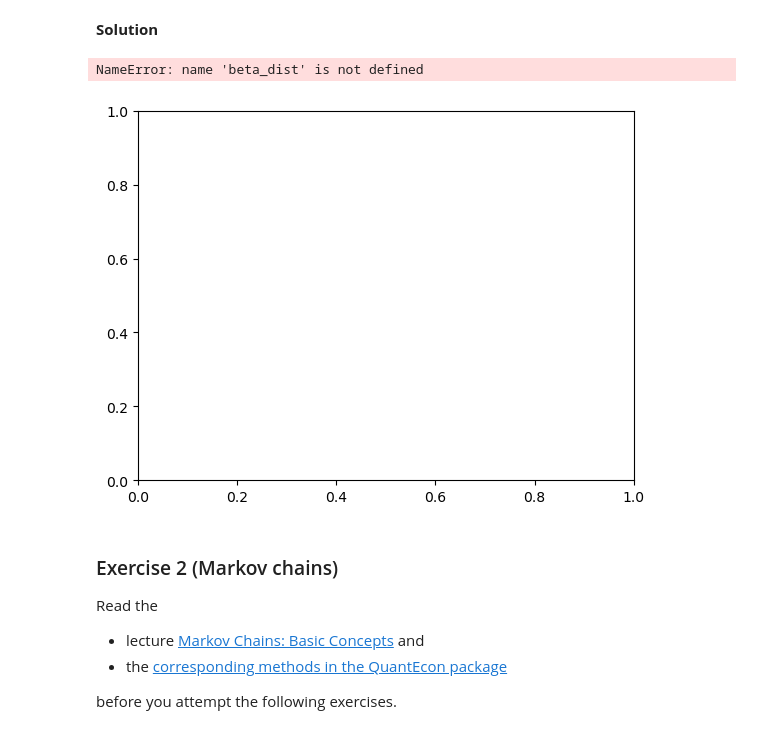
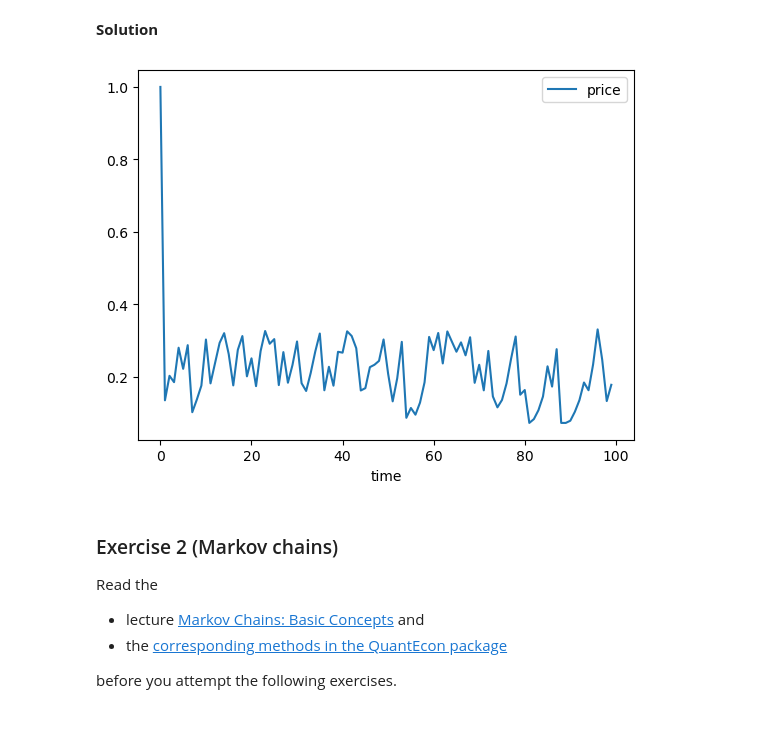
Before and after one commit to QuantEcon/workshop.africa-july2023, a Jupyter notebook: day-08/exercise_set_08_with_solutions.ipynb, the cells around one changed output. Cells and saved outputs as stored; diff of their text form; code cells hidden in the pictures.

```diff
--- a/day-08/exercise_set_08_with_solutions.ipynb
+++ b/day-08/exercise_set_08_with_solutions.ipynb
@@ -171,31 +168,30 @@ simulate a time series of prices with length $T=100$.
 # %%
 T = 100
 
 # Turn the price array into a price function
 p_star = interp1d(grid,
                   price,
                   fill_value=(price[0], price[-1]),
                   bounds_error=False)
 
 def carry_over(x):
     return α * (x - D(p_star(x)))
 
 def generate_cp_ts(init=1, n=T):
     X = np.empty(n)
     X[0] = init
     for t in range(n-1):
-            Z = a + c * beta_dist.rvs()
+            Z = a + c * pareto.rvs(b)
             X[t+1] = carry_over(X[t]) + Z
     return p_star(X)
 
 fig, ax = plt.subplots()
 ax.plot(generate_cp_ts(), label="price")
 ax.set_xlabel("time")
 ax.legend()
 plt.show()
 # %% [output]
-NameError: name 'beta_dist' is not defined
-[figure, old version]
+[figure, new version]
 # %% [markdown]
 ### Exercise 2 (Markov chains)
 
```
Also changed, not shown: parts of 8 cells of this notebook, 1 other file.
